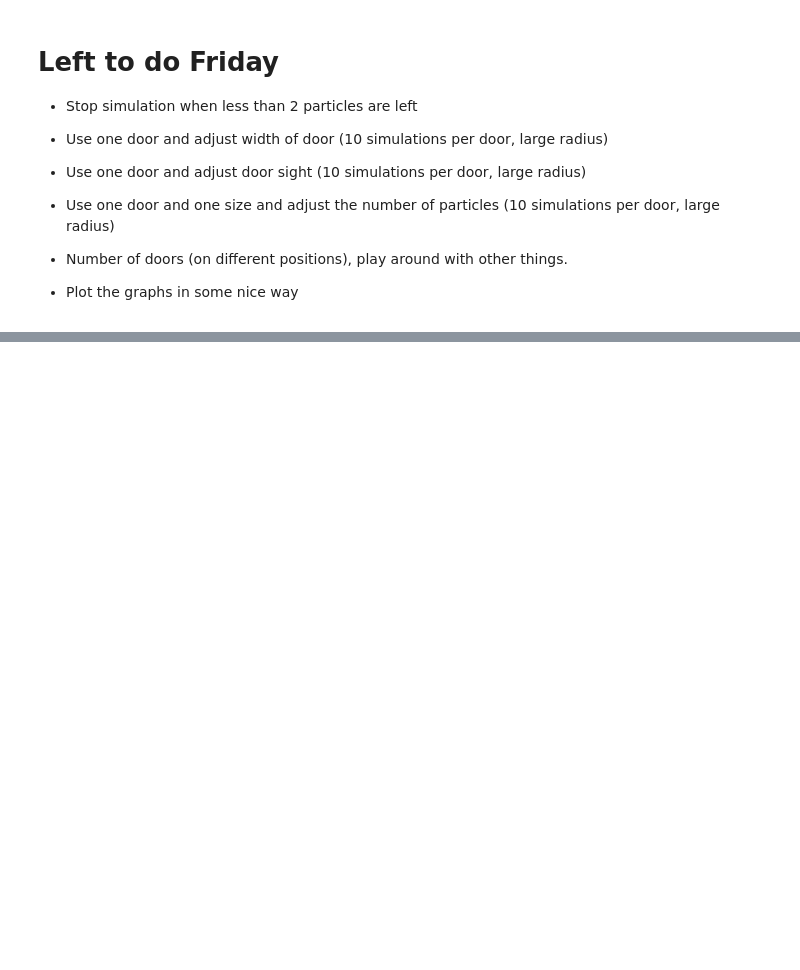
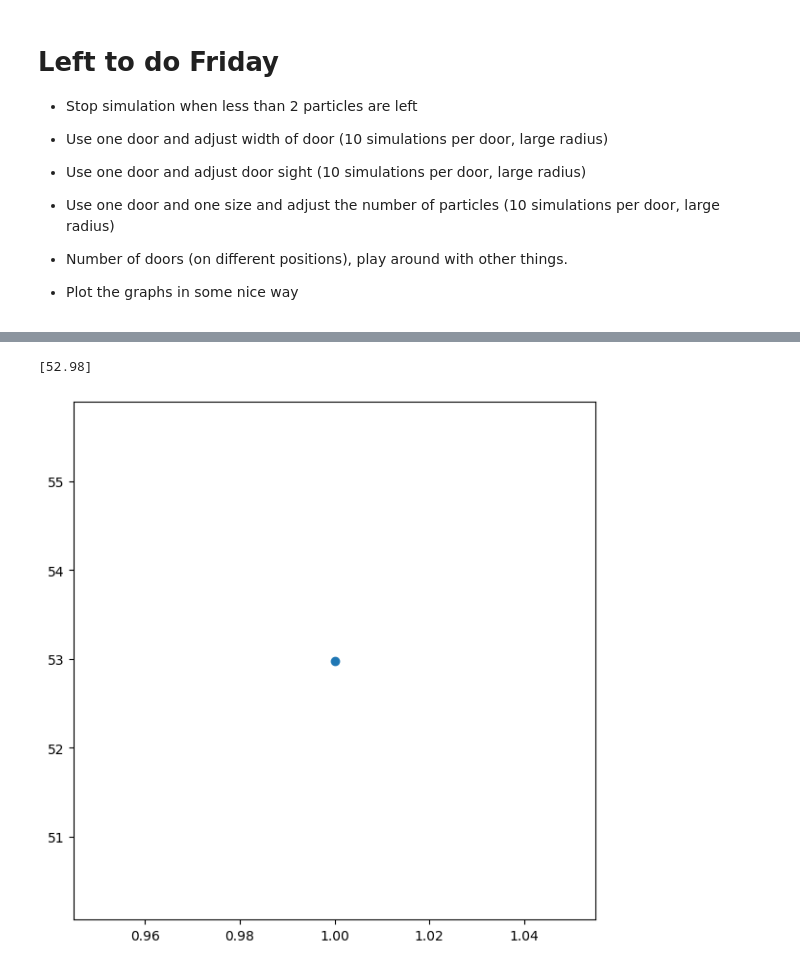
Before and after one commit to Wessias/SOCS-Project, a Jupyter notebook: long-simulations-notebook.ipynb, the cells around one changed output, grey strips where cells are left out. Saved outputs shown, nothing was run; the diff lists cells and outputs as text; code cells hidden in the pictures; blank space fills up the shorter version.

```diff
--- a/long-simulations-notebook.ipynb
+++ b/long-simulations-notebook.ipynb
@@ -145,0 +239,39 @@ plt.plot(size_list, time_list_varying_num_particles)
+# %%
+
+def vary_doors(doors, num_sims, board_size):
+    particle_vision = 3 # [m]
+    delta_t = 0.1
+    num_particles = 100
+
+
+
+    time_list = []
+
+
+
+    for i in range(num_sims):
+        particle_size = np.random.uniform(0.3,0.45, num_particles)
+
+        time_size = 0
+        positions, v, time, escape_times = run_simulation(num_particles, particle_size, board_size, particle_vision, n_itterations, delta_t, doors)
+        time_size += time
+
+    time_list.append(time_size/num_sims)
+
+    return time_list
+# %%
+
+from main import run_simulation, door
+import numpy as np
+import matplotlib.pyplot as plt
+import pandas as pd
+
+board_size = 50
+n_itterations = 100000
+doors = [door(np.array([board_size/2, 0]), 1, 10, "vertical"),
+         door(np.array([-board_size/2, 0]), 1, 10, "vertical"),
+         door(np.array([0, board_size/2]), 1, 10, "horizontal")]
+
+
+num_sims = 5
+time_list_varying_doors = vary_doors(doors, num_sims, board_size)
@@ -145,0 +292,9 @@ plt.plot(size_list, time_list_varying_num_particles)
+# %%
+#wtf this is rarted
+print(time_list_varying_doors)
+plt.figure(figsize=(7, 7))
+plt.plot(1, time_list_varying_doors, "-o")
+plt.show()
+# %% [output]
+[52.98]
+[figure, added]
```
Also changed, not shown: parts of 15 cells of this notebook.
